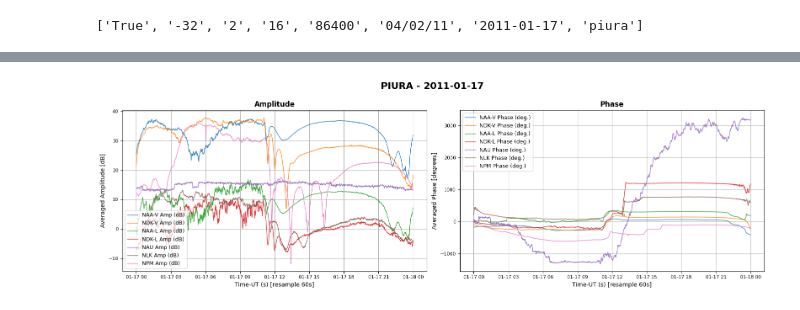
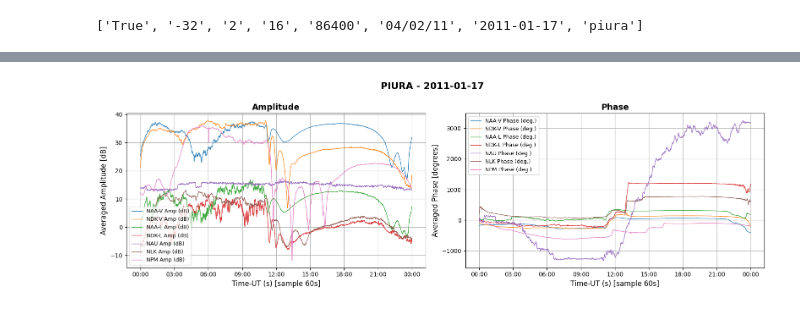
Before and after one commit to Rogerio-mack/VLF, a Jupyter notebook: VLF_plot_fits.ipynb, the cells around one changed output, grey strips where cells are left out. Saved outputs shown, nothing was run; the diff lists cells and outputs as text; code cells hidden in the pictures.

```diff
--- a/VLF_plot_fits.ipynb
+++ b/VLF_plot_fits.ipynb
@@ -99,35 +98,40 @@ df.head()
 # %%
 fig, ax = plt.subplots(1,2,figsize=(16,5))
 
 rcParams['figure.figsize'] = 16,5
 rcParams['figure.autolayout'] = True
-rcParams['font.size'] = 8
+rcParams['font.size'] = 10
+rcParams['xtick.labelsize'] = 10
 
 t = pd.date_range(fx[0].header['DATE-OBS'],periods=fx[0].header['NAXIS2'],freq='s')
 df = pd.DataFrame(fx[0].data.byteswap().newbyteorder() ,columns=header,index=t) # https://github.com/astropy/astropy/issues/1156
 
 df = df.resample('60 s').mean()
 
 for name in [x for x in header if 'Amp' in x]:
   ax[0].plot(df[name],label=name,lw=1,alpha=0.9)
 
 for name in [x for x in header if 'Phase' in x]:
   ax[1].plot(df[name],label=name,lw=1,alpha=0.9)
 
 plt.suptitle(source[-1].upper() + ' - ' + source[-2],y=1.0,weight='bold',fontsize=16)
 
-ax[0].set_title('Amplitude',weight='bold',fontsize=12)
-ax[1].set_title('Phase',weight='bold',fontsize=12)
-ax[0].set_xlabel(header[0] + ' [resample 60s]',fontsize=10)
-ax[1].set_xlabel(header[0] + ' [resample 60s]',fontsize=10)
-ax[0].set_ylabel('Averaged Amplitude [dB]',fontsize=10)
-ax[1].set_ylabel('Averaged Phase [degrees]',fontsize=10)
+ax[0].set_title('Amplitude',weight='bold',fontsize=14)
+ax[1].set_title('Phase',weight='bold',fontsize=14)
+ax[0].set_xlabel(header[0] + ' [sample 60s]',fontsize=12)
+ax[1].set_xlabel(header[0] + ' [sample 60s]',fontsize=12)
+ax[0].set_ylabel('Averaged Amplitude [dB]',fontsize=12)
+ax[1].set_ylabel('Averaged Phase [degrees]',fontsize=12)
+
+ax[0].xaxis.set_major_formatter(DateFormatter('%H:%M'))
+ax[1].xaxis.set_major_formatter(DateFormatter('%H:%M'))
+
 ax[0].legend(loc='best',fontsize=9)
 ax[1].legend(loc='best',fontsize=9)
 ax[0].grid()
 ax[1].grid()
 
 plt.tight_layout()
 plt.show()
 # %% [output]
-[figure, old version]
+[figure, new version]
```
Also changed, not shown: parts of 2 cells of this notebook.
